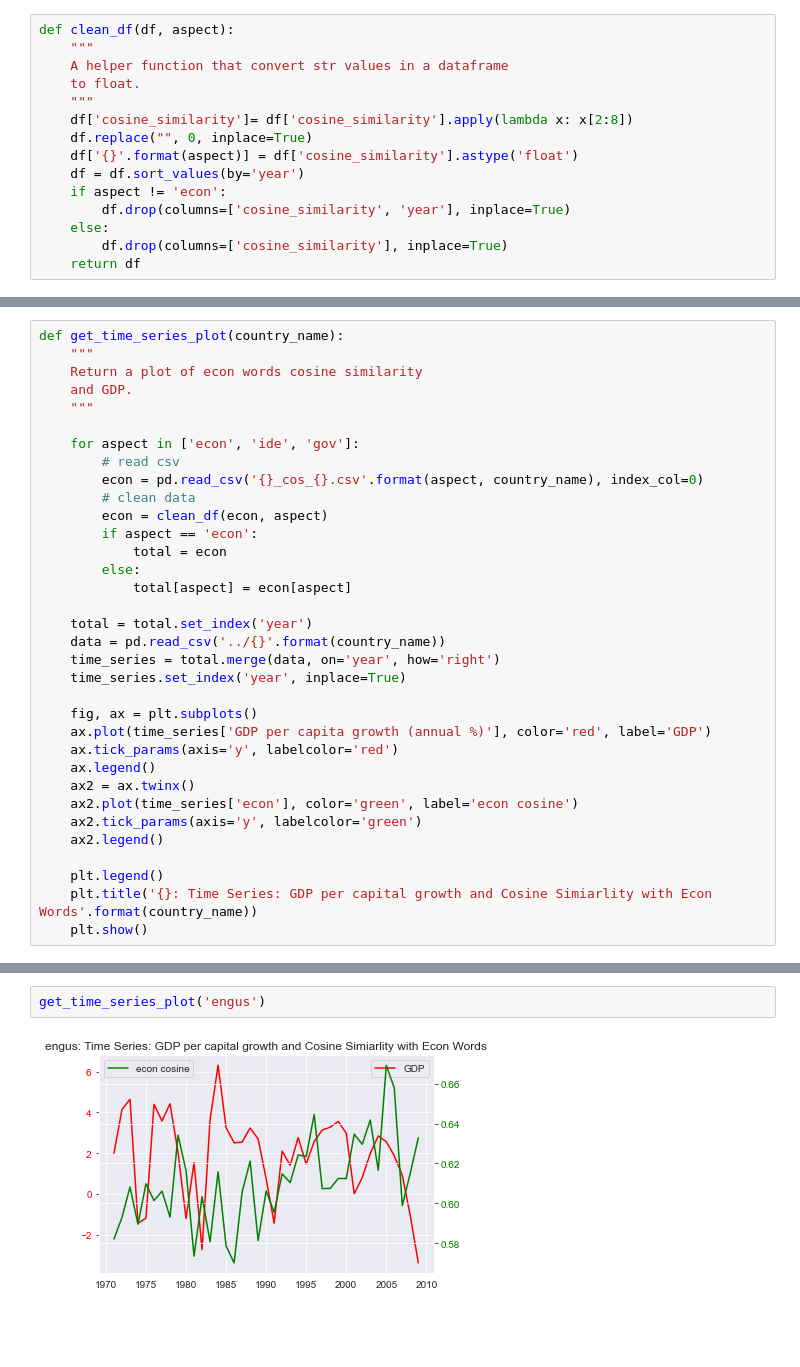
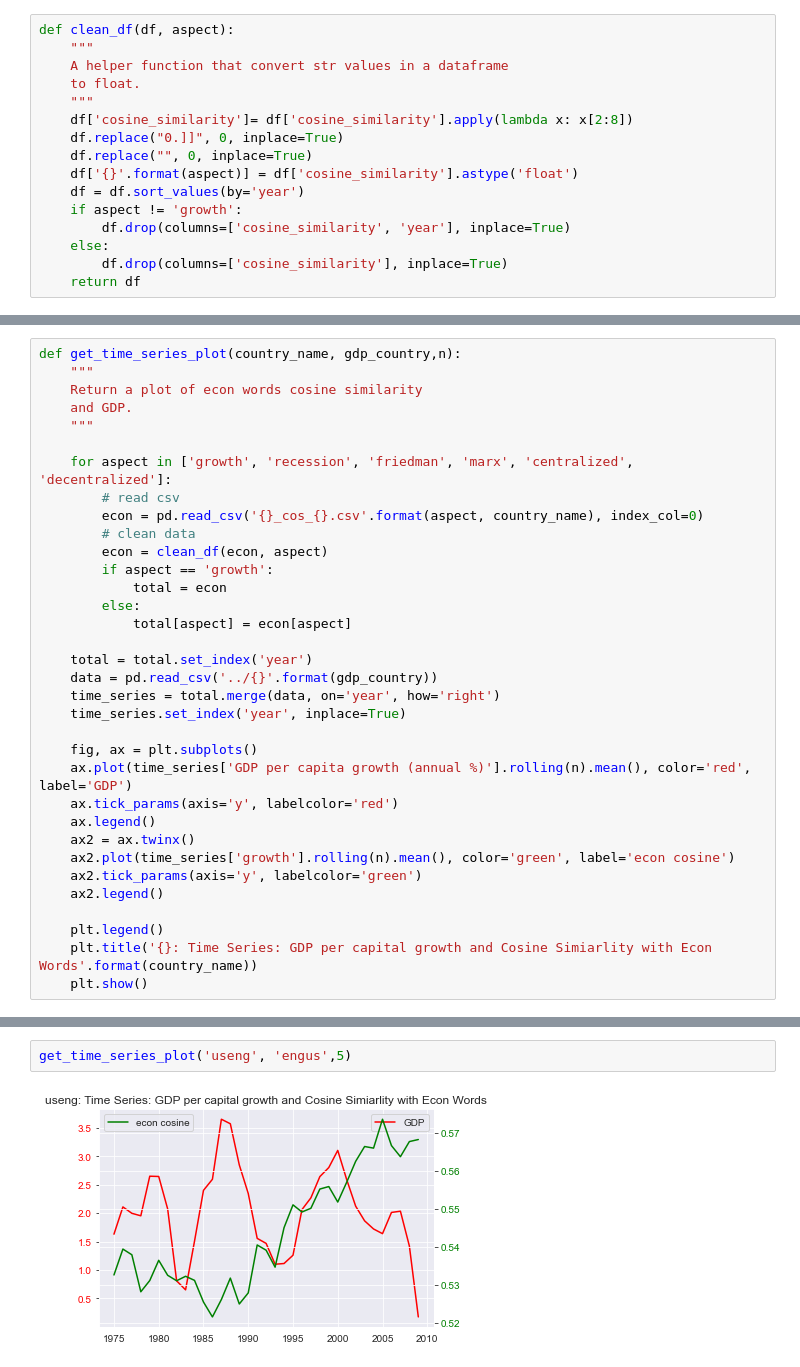
Before and after one commit to cultural-proj/democracy, a Jupyter notebook: cosine_pipeline.ipynb, the cells around one changed output, grey strips where cells are left out. Drawn from its saved outputs; the diff is of its cells as text; blank space fills up the shorter version.

```diff
--- a/cosine_pipeline.ipynb
+++ b/cosine_pipeline.ipynb
@@ -49,10 +54,11 @@ def clean_df(df, aspect):
     to float.
     """
     df['cosine_similarity']= df['cosine_similarity'].apply(lambda x: x[2:8])
+    df.replace("0.]]", 0, inplace=True)
     df.replace("", 0, inplace=True)
     df['{}'.format(aspect)] = df['cosine_similarity'].astype('float')
     df = df.sort_values(by='year')
-    if aspect != 'econ':
+    if aspect != 'growth':
         df.drop(columns=['cosine_similarity', 'year'], inplace=True)
     else:
         df.drop(columns=['cosine_similarity'], inplace=True)
@@ -88,31 +112,31 @@ get_cos_plot('chi', 10)
 # %%
-def get_time_series_plot(country_name):
+def get_time_series_plot(country_name, gdp_country,n):
     """
     Return a plot of econ words cosine similarity
     and GDP.
     """
 
-    for aspect in ['econ', 'ide', 'gov']:
+    for aspect in ['growth', 'recession', 'friedman', 'marx', 'centralized', 'decentralized']:
         # read csv
         econ = pd.read_csv('{}_cos_{}.csv'.format(aspect, country_name), index_col=0)
         # clean data
         econ = clean_df(econ, aspect)
-        if aspect == 'econ':
+        if aspect == 'growth':
             total = econ
         else:
             total[aspect] = econ[aspect]
 
     total = total.set_index('year')
-    data = pd.read_csv('../{}'.format(country_name))
+    data = pd.read_csv('../{}'.format(gdp_country))
     time_series = total.merge(data, on='year', how='right')
     time_series.set_index('year', inplace=True)
 
     fig, ax = plt.subplots()
-    ax.plot(time_series['GDP per capita growth (annual %)'], color='red', label='GDP')
+    ax.plot(time_series['GDP per capita growth (annual %)'].rolling(n).mean(), color='red', label='GDP')
     ax.tick_params(axis='y', labelcolor='red')
     ax.legend()
     ax2 = ax.twinx()
-    ax2.plot(time_series['econ'], color='green', label='econ cosine')
+    ax2.plot(time_series['growth'].rolling(n).mean(), color='green', label='econ cosine')
     ax2.tick_params(axis='y', labelcolor='green')
     ax2.legend()
 
@@ -122,4 +150,4 @@ def get_time_series_plot(country_name):
 # %%
-get_time_series_plot('engus')
+get_time_series_plot('useng', 'engus',5)
 # %% [output]
-[figure, old version]
+[figure, new version]
```
Also changed, not shown: parts of 41 cells of this notebook.
